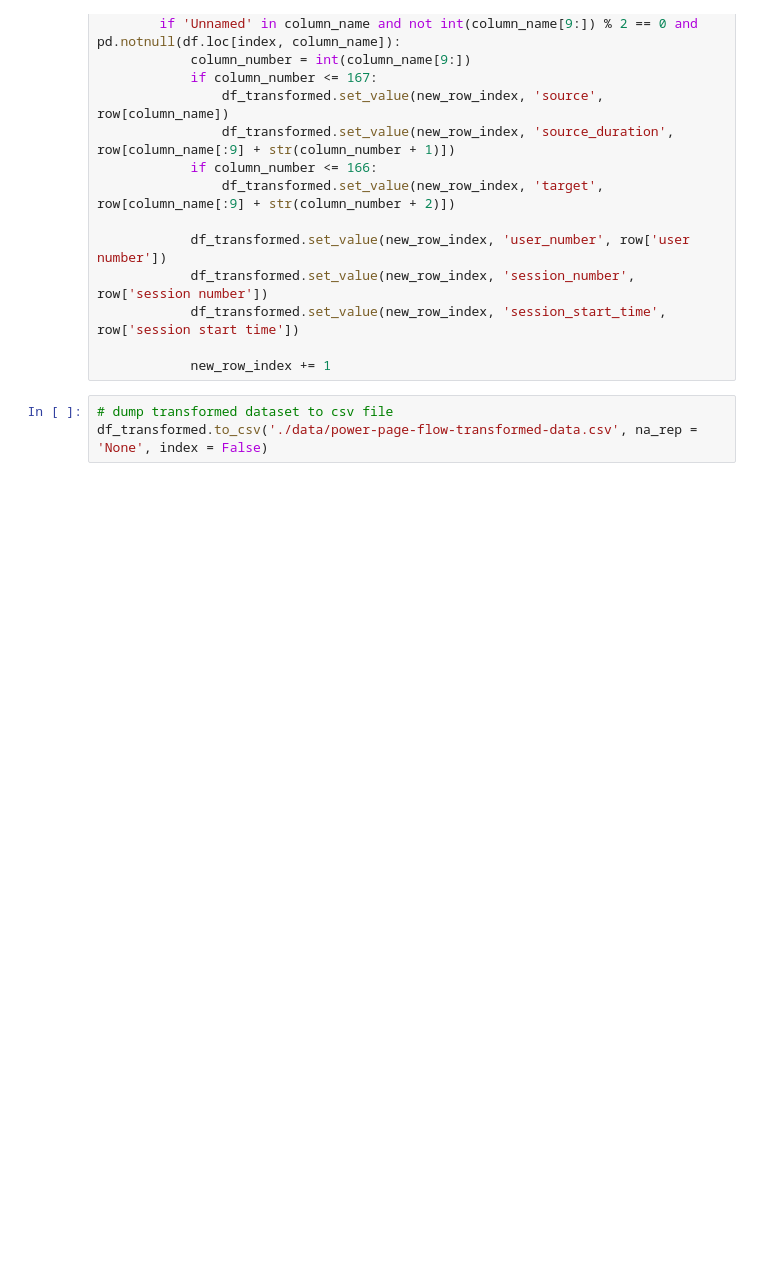
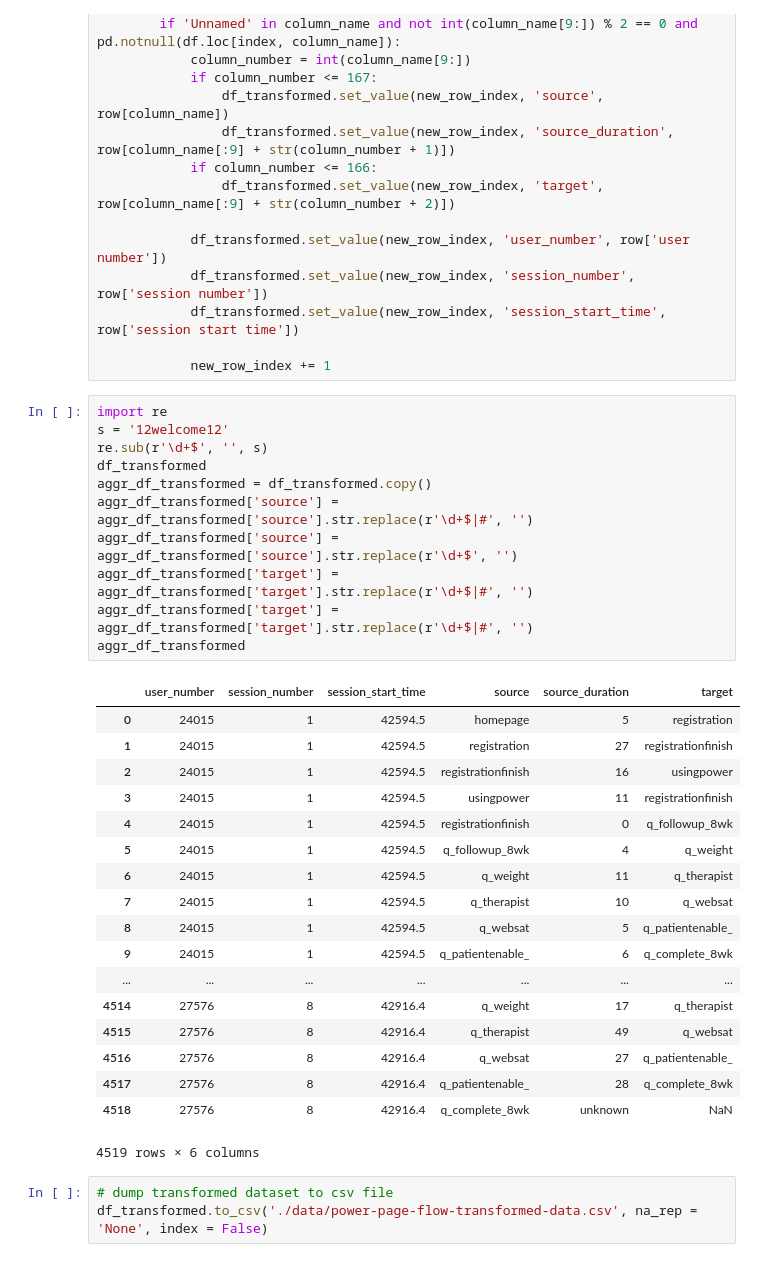
Before and after one commit to andreaseliasson/power-data-cleaning, a Jupyter notebook: eda.ipynb, the cells around one changed output. Drawn from its saved outputs; the diff is of its cells as text; blank space fills up the shorter version.

```diff
--- a/eda.ipynb
+++ b/eda.ipynb
@@ -26,6 +26,36 @@ for index, row in df.iterrows():
             df_transformed.set_value(new_row_index, 'session_start_time', row['session start time'])
 
             new_row_index += 1
+# %%
+import re
+s = '12welcome12'
+re.sub(r'\d+$', '', s)
+df_transformed
+aggr_df_transformed = df_transformed.copy()
+aggr_df_transformed['source'] = aggr_df_transformed['source'].str.replace(r'\d+$|#', '')
+aggr_df_transformed['source'] = aggr_df_transformed['source'].str.replace(r'\d+$', '')
+aggr_df_transformed['target'] = aggr_df_transformed['target'].str.replace(r'\d+$|#', '')
+aggr_df_transformed['target'] = aggr_df_transformed['target'].str.replace(r'\d+$|#', '')
+aggr_df_transformed
+# %% [output]
+|  | user_number | session_number | session_start_time | source | source_duration | target |
+| 0 | 24015 | 1 | 42594.5 | homepage | 5 | registration |
+| 1 | 24015 | 1 | 42594.5 | registration | 27 | registrationfinish |
+| 2 | 24015 | 1 | 42594.5 | registrationfinish | 16 | usingpower |
+| 3 | 24015 | 1 | 42594.5 | usingpower | 11 | registrationfinish |
+| 4 | 24015 | 1 | 42594.5 | registrationfinish | 0 | q_followup_8wk |
+| 5 | 24015 | 1 | 42594.5 | q_followup_8wk | 4 | q_weight |
+| 6 | 24015 | 1 | 42594.5 | q_weight | 11 | q_therapist |
+| 7 | 24015 | 1 | 42594.5 | q_therapist | 10 | q_websat |
+| 8 | 24015 | 1 | 42594.5 | q_websat | 5 | q_patientenable_ |
+| 9 | 24015 | 1 | 42594.5 | q_patientenable_ | 6 | q_complete_8wk |
+| ... | ... | ... | ... | ... | ... | ... |
+| 4514 | 27576 | 8 | 42916.4 | q_weight | 17 | q_therapist |
+| 4515 | 27576 | 8 | 42916.4 | q_therapist | 49 | q_websat |
+| 4516 | 27576 | 8 | 42916.4 | q_websat | 27 | q_patientenable_ |
+| 4517 | 27576 | 8 | 42916.4 | q_patientenable_ | 28 | q_complete_8wk |
+| 4518 | 27576 | 8 | 42916.4 | q_complete_8wk | unknown | NaN |
+4519 rows × 6 columns
 # %%
 # dump transformed dataset to csv file
 df_transformed.to_csv('./data/power-page-flow-transformed-data.csv', na_rep = 'None', index = False)
```
Also changed, not shown: parts of 19 cells of this notebook.
